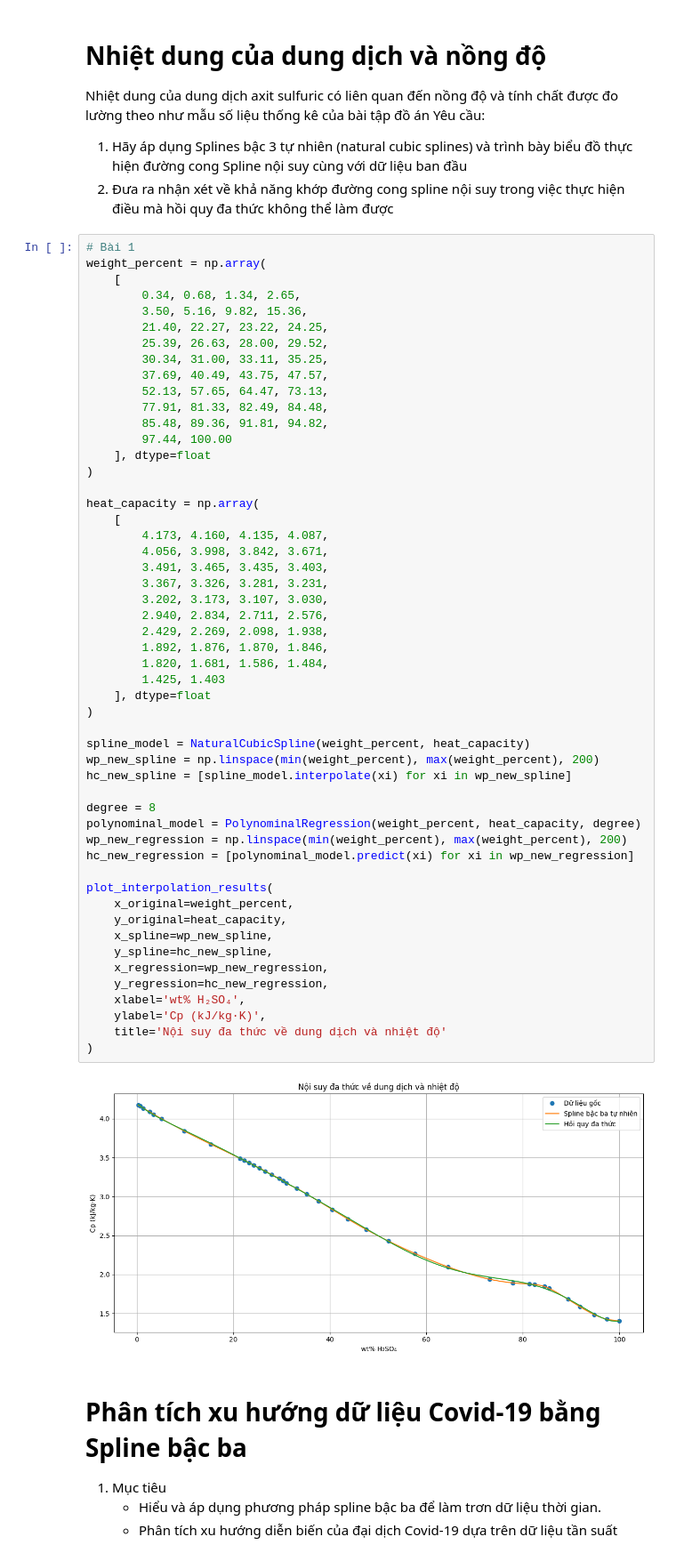
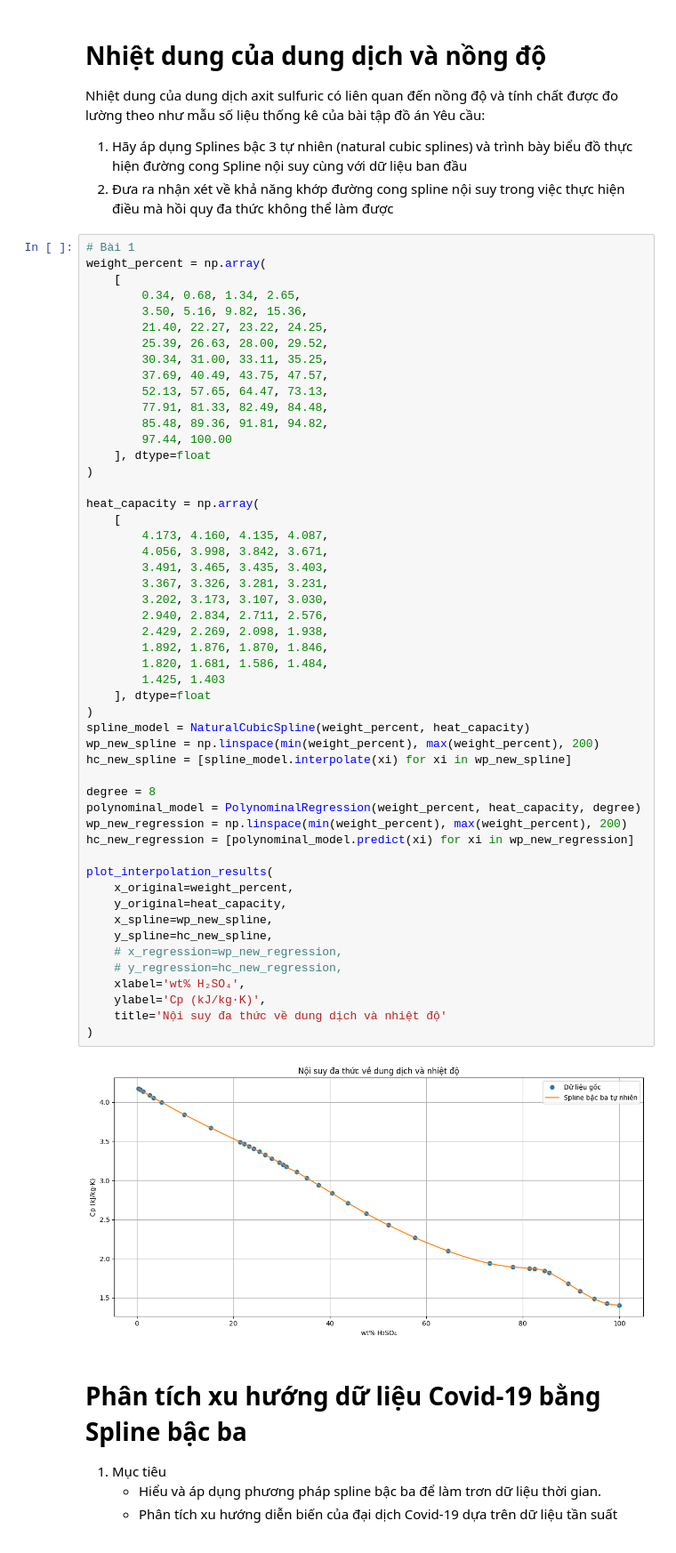
Before and after one commit to AkiraTomori/Interpolation, a Jupyter notebook: Test.ipynb, the cells around one changed output. Shown at 89% size. Drawn from its saved outputs; the diff is of its cells as text.

```diff
--- a/Test.ipynb
+++ b/Test.ipynb
@@ -133,37 +132,36 @@ heat_capacity = np.array(
         4.056, 3.998, 3.842, 3.671,
         3.491, 3.465, 3.435, 3.403,
         3.367, 3.326, 3.281, 3.231,
         3.202, 3.173, 3.107, 3.030,
         2.940, 2.834, 2.711, 2.576,
         2.429, 2.269, 2.098, 1.938,
         1.892, 1.876, 1.870, 1.846,
         1.820, 1.681, 1.586, 1.484,
         1.425, 1.403
     ], dtype=float
 )
-
 spline_model = NaturalCubicSpline(weight_percent, heat_capacity)
 wp_new_spline = np.linspace(min(weight_percent), max(weight_percent), 200)
 hc_new_spline = [spline_model.interpolate(xi) for xi in wp_new_spline]
 
 degree = 8
 polynominal_model = PolynominalRegression(weight_percent, heat_capacity, degree)
 wp_new_regression = np.linspace(min(weight_percent), max(weight_percent), 200)
 hc_new_regression = [polynominal_model.predict(xi) for xi in wp_new_regression]
 
 plot_interpolation_results(
     x_original=weight_percent,
     y_original=heat_capacity,
     x_spline=wp_new_spline,
     y_spline=hc_new_spline,
-    x_regression=wp_new_regression,
-    y_regression=hc_new_regression,
+    # x_regression=wp_new_regression,
+    # y_regression=hc_new_regression,
     xlabel='wt% H₂SO₄',
     ylabel='Cp (kJ/kg·K)',
     title='Nội suy đa thức về dung dịch và nhiệt độ'
 )
 # %% [output]
-[figure, old version]
+[figure, new version]
 # %% [markdown]
 # Phân tích xu hướng dữ liệu Covid-19 bằng Spline bậc ba
 1. Mục tiêu
```
Also changed, not shown: parts of 1 cell of this notebook.
